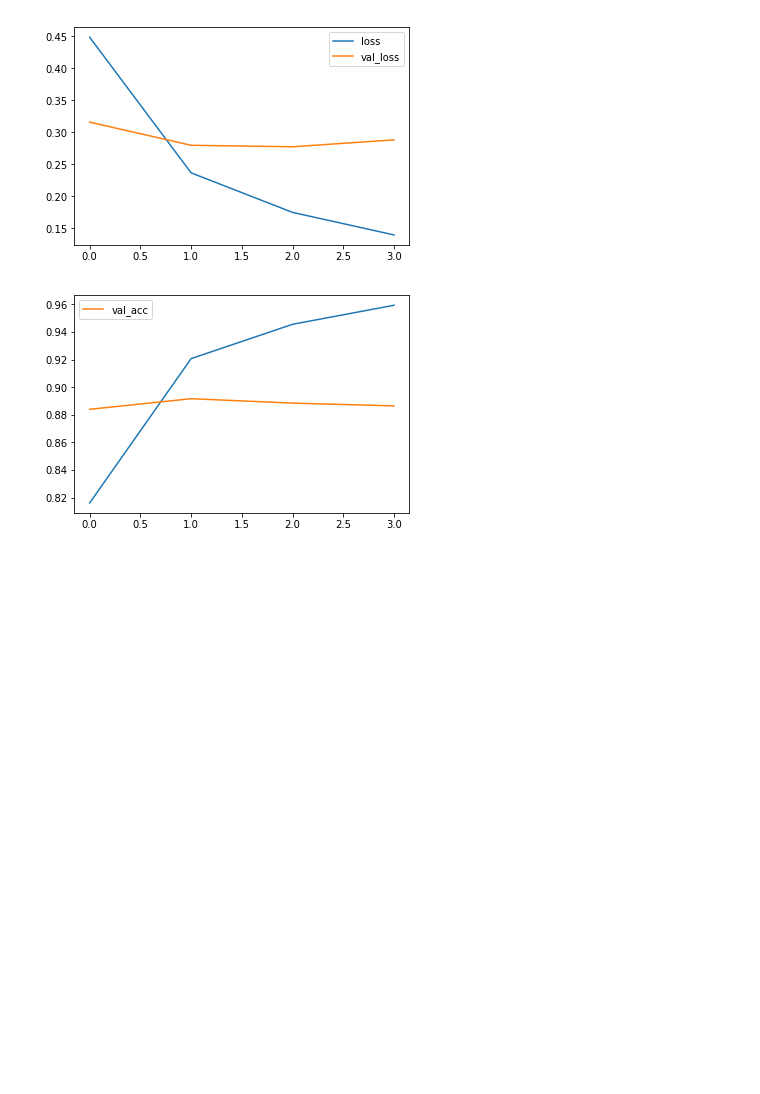
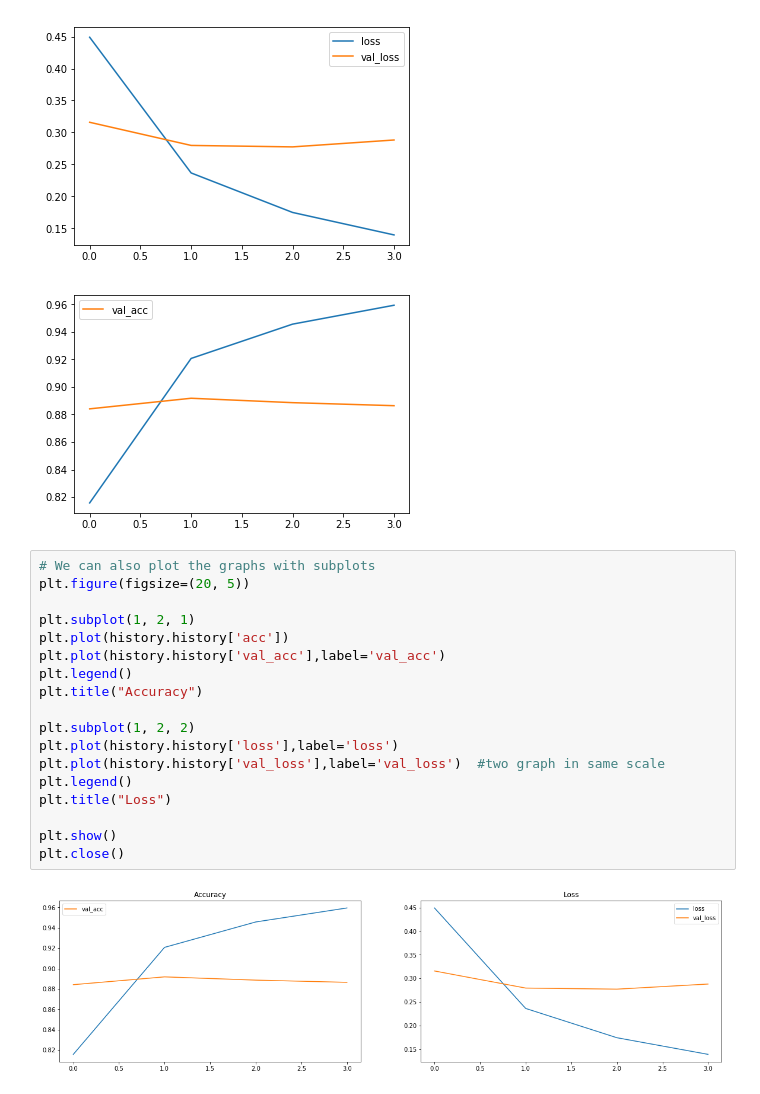
Before and after one commit to lbun/dsr, a Jupyter notebook: day4_binary_class_bag_of_words_imdb.ipynb, the cells around one changed output. Drawn from its saved outputs; the diff is of its cells as text; blank space fills up the shorter version.

```diff
--- a/day4_binary_class_bag_of_words_imdb.ipynb
+++ b/day4_binary_class_bag_of_words_imdb.ipynb
@@ -190,3 +190,23 @@ plt.close()
 # %% [output]
 [figure]
 [figure]
+# %%
+# We can also plot the graphs with subplots
+plt.figure(figsize=(20, 5))
+
+plt.subplot(1, 2, 1)
+plt.plot(history.history['acc'])
+plt.plot(history.history['val_acc'],label='val_acc')
+plt.legend()
+plt.title("Accuracy")
+
+plt.subplot(1, 2, 2)
+plt.plot(history.history['loss'],label='loss')
+plt.plot(history.history['val_loss'],label='val_loss')  #two graph in same scale
+plt.legend()
+plt.title("Loss")
+
+plt.show()
+plt.close()
+# %% [output]
+[figure, added]
```
Also changed, not shown: parts of 2 cells of this notebook.
